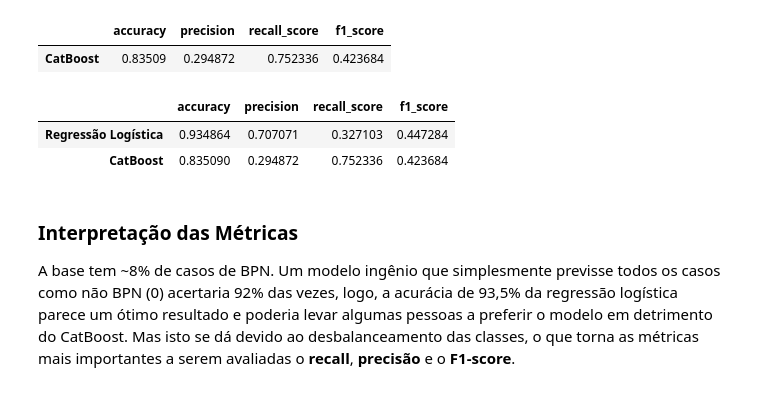
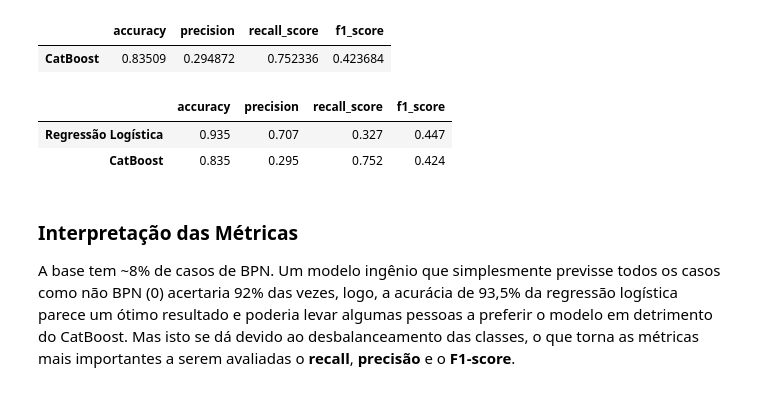
Before and after one commit to getrolucas/projects, a Jupyter notebook: nbs/fatores-influencia-baixo-peso-ao-nascer.ipynb, the cells around one changed output. Saved outputs shown, nothing was run; the diff lists cells and outputs as text; code cells hidden in the pictures.

```diff
--- a/nbs/fatores-influencia-baixo-peso-ao-nascer.ipynb
+++ b/nbs/fatores-influencia-baixo-peso-ao-nascer.ipynb
@@ -525,7 +525,7 @@ def backward_stepwise_lr(X, y, alpha=0.05):
 
 
 # executando seleção backward stepwise no conjunto de treino
-model, selected_features = backward_stepwise_lr(X_train_lr, y_train)
+model_lr, selected_features = backward_stepwise_lr(X_train_lr, y_train)
 selected_features
 # %% [output]
 ['semana_gestacao',
@@ -671,11 +671,11 @@ metrics_catboost
 | CatBoost | 0.83509 | 0.294872 | 0.752336 | 0.423684 |
 # %%
 total_metrics = pd.concat([metrics_lr, metrics_catboost])
-total_metrics
+total_metrics.round(3)
 # %% [output]
 |  | accuracy | precision | recall_score | f1_score |
-| Regressão Logística | 0.934864 | 0.707071 | 0.327103 | 0.447284 |
-| CatBoost | 0.835090 | 0.294872 | 0.752336 | 0.423684 |
+| Regressão Logística | 0.935 | 0.707 | 0.327 | 0.447 |
+| CatBoost | 0.835 | 0.295 | 0.752 | 0.424 |
 # %% [markdown]
 ### **Interpretação das Métricas**
 
```
Also changed, not shown: parts of 1 cell of this notebook.
